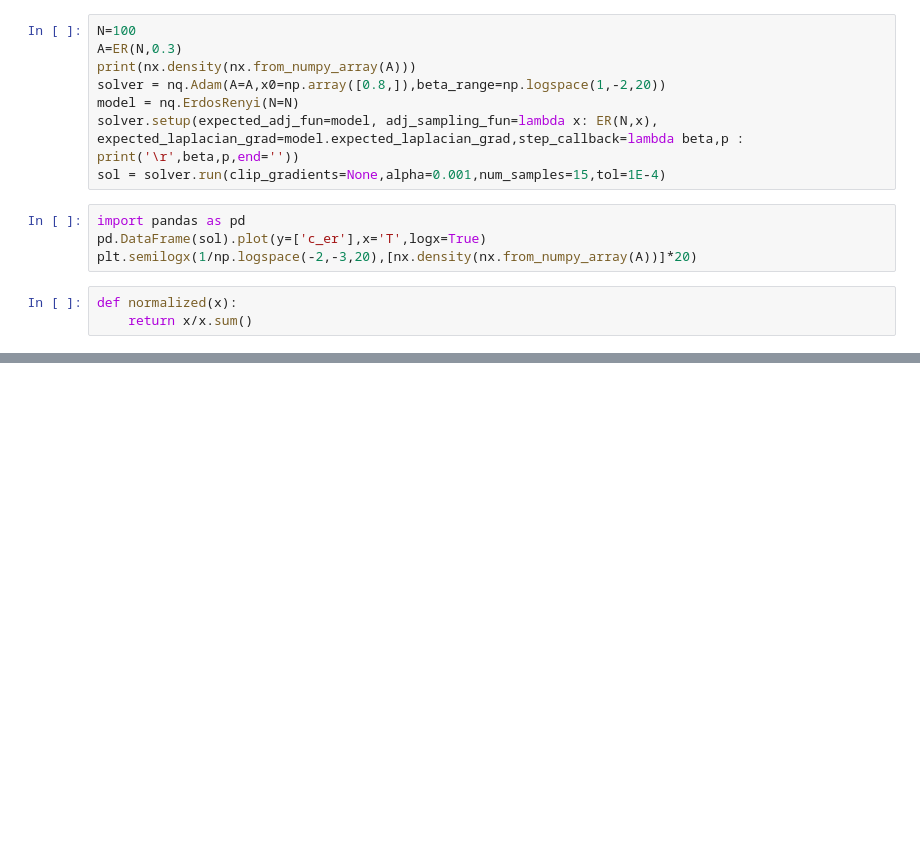
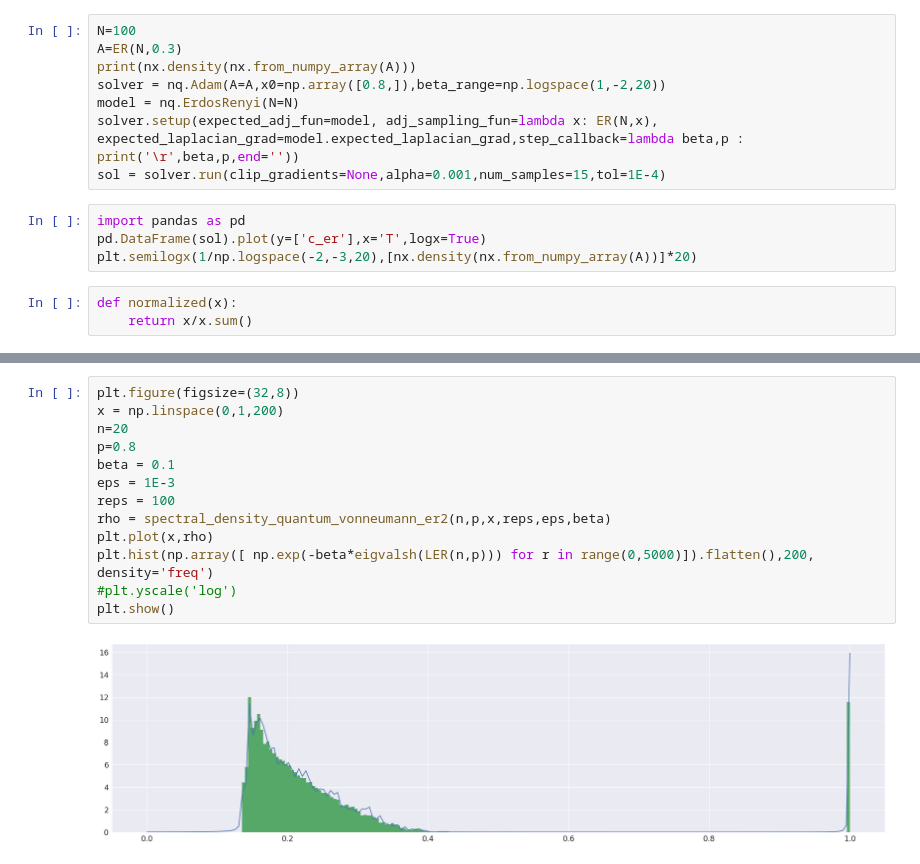
Before and after one commit to CarloNicolini/networkqit, a Jupyter notebook: notebooks/Quenched_vs_annealed_vs_randomfield.ipynb, the cells around one changed output, grey strips where cells are left out. Drawn from its saved outputs; the diff is of its cells as text; blank space fills up the shorter version.

```diff
--- a/notebooks/Quenched_vs_annealed_vs_randomfield.ipynb
+++ b/notebooks/Quenched_vs_annealed_vs_randomfield.ipynb
@@ -154,0 +177,15 @@ plt.show()
+# %%
+plt.figure(figsize=(32,8))
+x = np.linspace(0,1,200)
+n=20
+p=0.8
+beta = 0.1
+eps = 1E-3
+reps = 100
+rho = spectral_density_quantum_vonneumann_er2(n,p,x,reps,eps,beta)
+plt.plot(x,rho)
+plt.hist(np.array([ np.exp(-beta*eigvalsh(LER(n,p))) for r in range(0,5000)]).flatten(),200, density='freq')
+#plt.yscale('log')
+plt.show()
+# %% [output]
+[figure, added]
```
Also changed, not shown: parts of 19 cells of this notebook, 2 other files.
